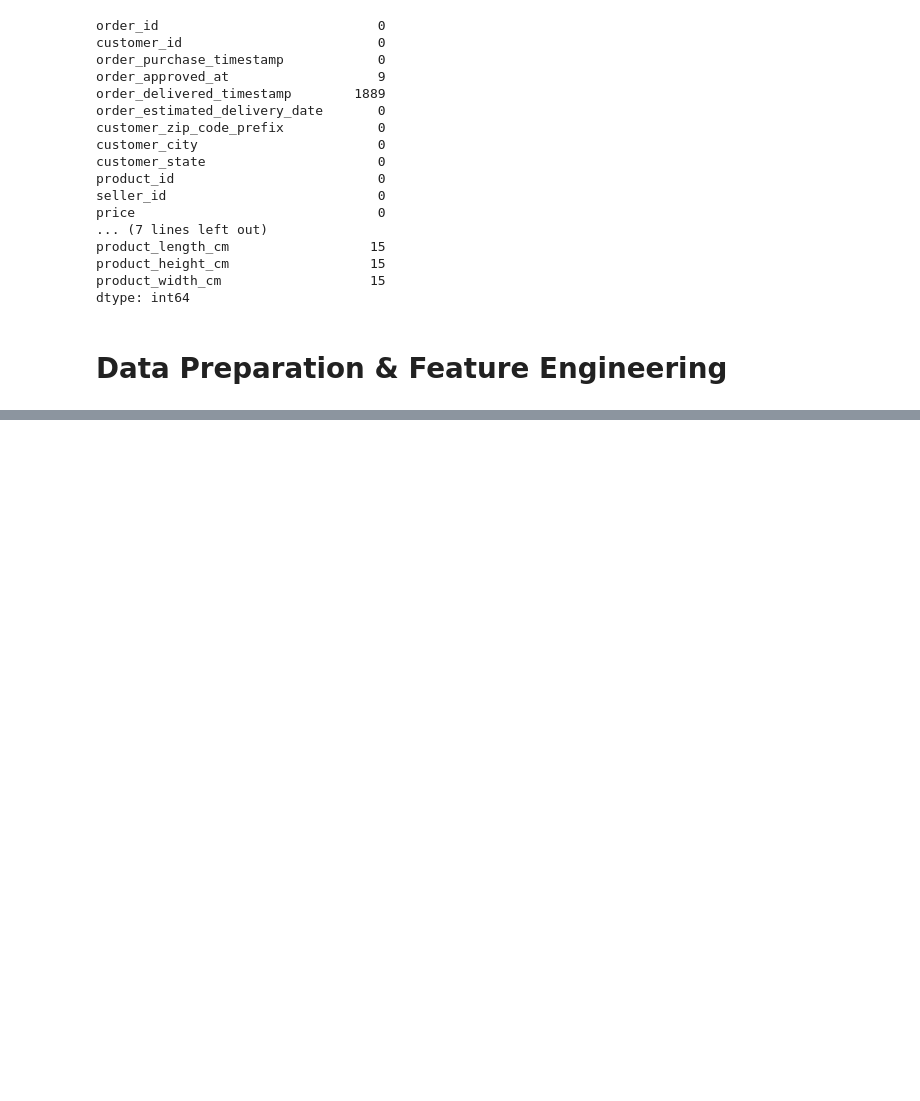
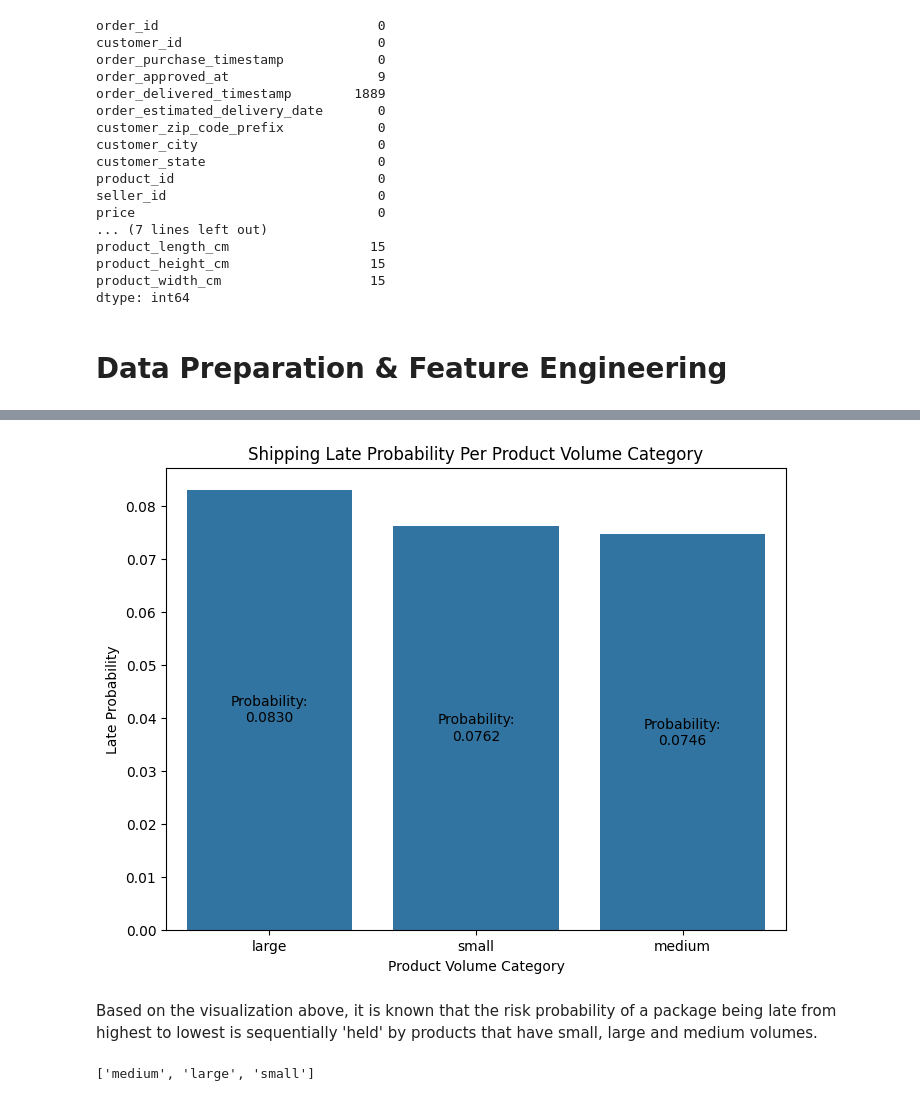
Before and after one commit to arun-ekambaram/supplychain-delivery-delay-ml, a Jupyter notebook: notebook/Exploratory Data Analysis.ipynb, the cells around one changed output, grey strips where cells are left out. Drawn from its saved outputs; the diff is of its cells as text; code cells hidden in the pictures; blank space fills up the shorter version.

```diff
--- a/notebook/Exploratory Data Analysis.ipynb
+++ b/notebook/Exploratory Data Analysis.ipynb
@@ -578,0 +802,20 @@ dtype: int64
+# %%
+fig, ax = plt.subplots(figsize=(8, 6))
+
+# add the plot
+sns.barplot(x='vol_category', y='late_prop', data=vol_late, capsize=0.2, ax=ax, order=vol_late.sort_values(by='late_prop', ascending=False).vol_category).set(title='Shipping Late Probability Per Product Volume Category')
+
+# add the annotation
+ax.bar_label(ax.containers[-1], fmt='Probability:\n%.4f', label_type='center')
+
+ax.set(xlabel='Product Volume Category')
+ax.set(ylabel='Late Probability')
+plt.show()
+# %% [output]
+[figure, added]
+# %% [markdown]
+Based on the visualization above, it is known that the risk probability of a package being late from highest to lowest is sequentially 'held' by products that have small, large and medium volumes.
+# %%
+vol_list
+# %% [output]
+['medium', 'large', 'small']
```
Also changed, not shown: parts of 35 cells of this notebook.
